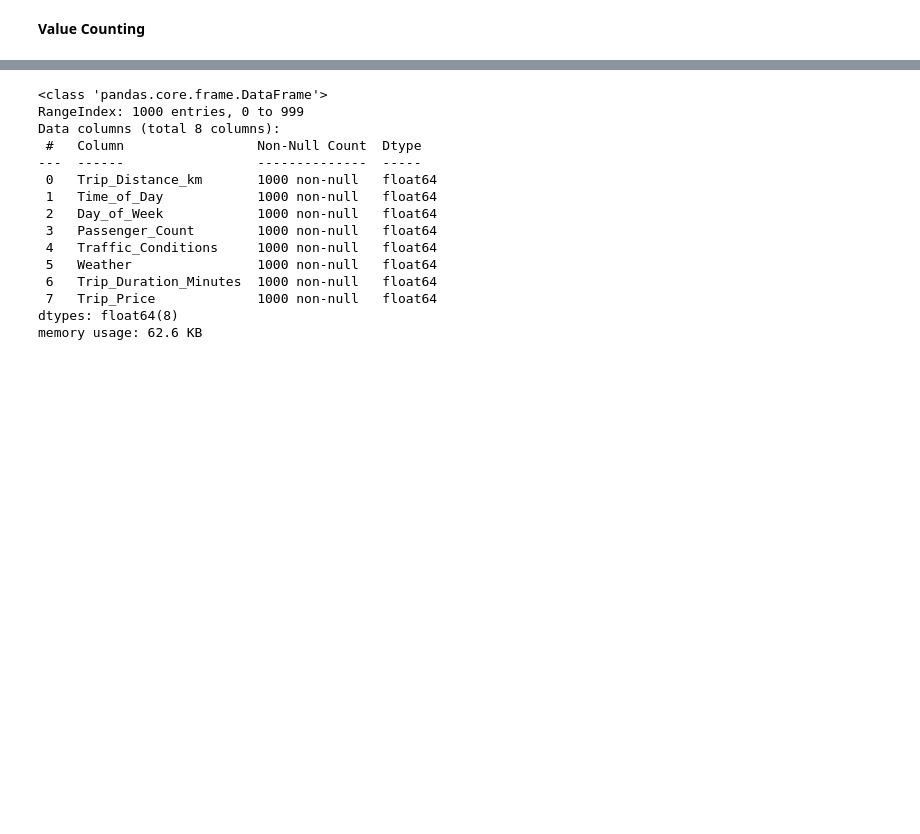
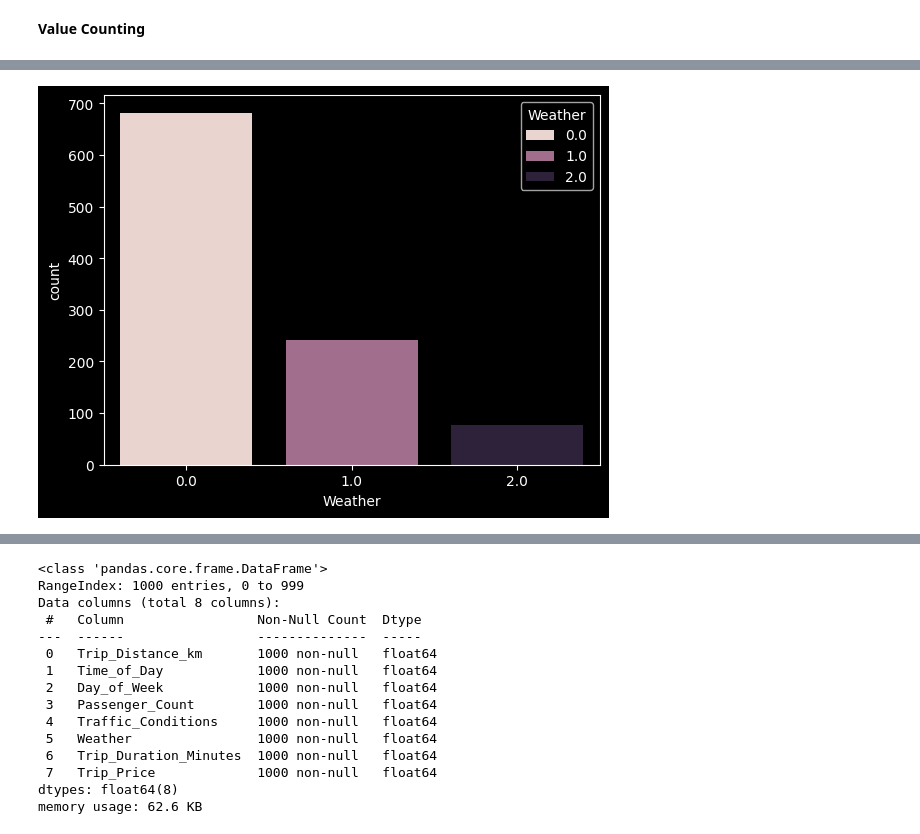
Before and after one commit to MahdiHaroun/ML-Taxi_Prices-Beta, a Jupyter notebook: The_Model.ipynb, the cells around one changed output, grey strips where cells are left out. Saved outputs shown, nothing was run; the diff lists cells and outputs as text; code cells hidden in the pictures; blank space fills up the shorter version.

```diff
--- a/The_Model.ipynb
+++ b/The_Model.ipynb
@@ -224,4 +239,9 @@ Weather
 Name: count, dtype: int64
+# %%
+sns.countplot(x= 'Weather',hue='Weather', data=dataFrame,)
+plt.show()
+# %% [output]
+[figure, added]
 # %%
 dataFrame['Day_of_Week'].value_counts()
 # %% [output]
```
Also changed, not shown: parts of 16 cells of this notebook.
